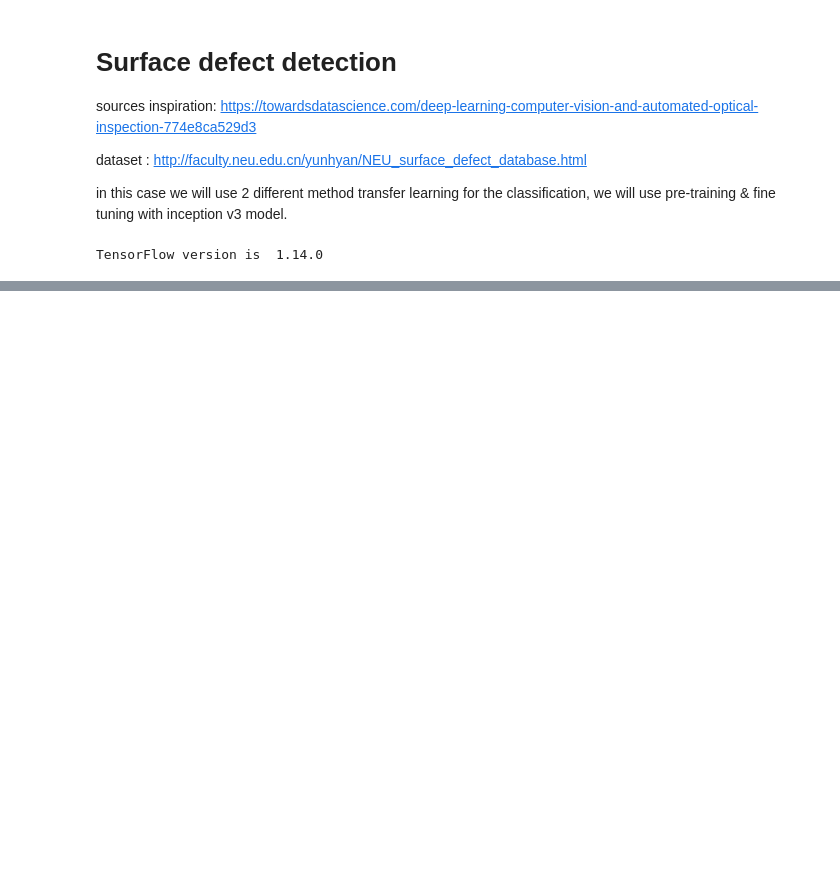
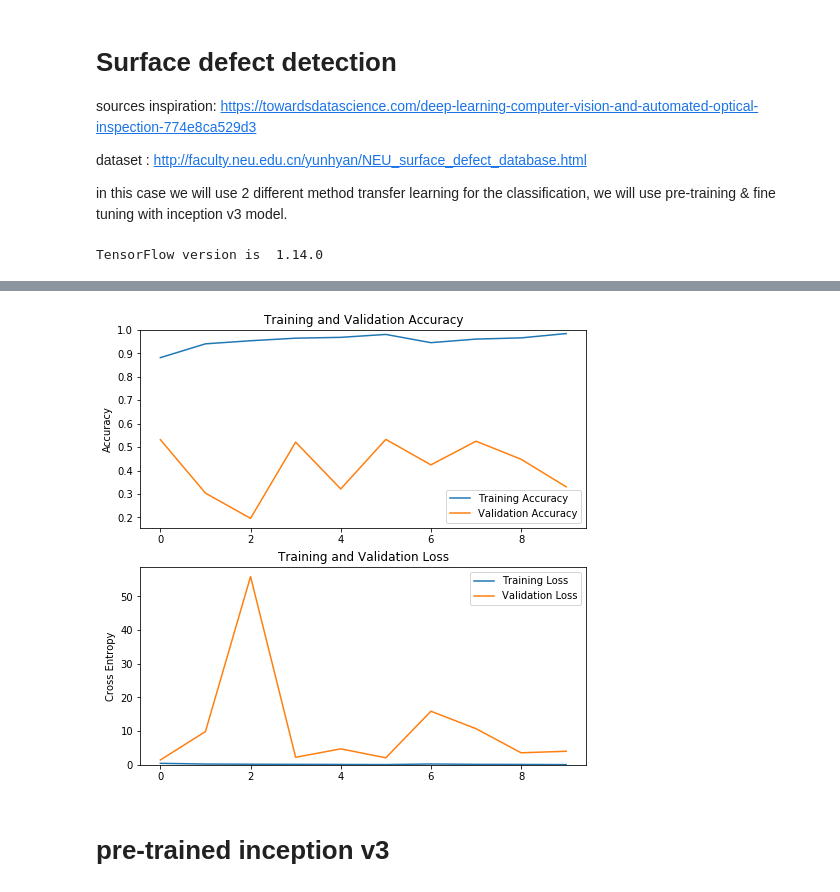
Before and after one commit to wildanputra/deeplearningtutorial, a Jupyter notebook: surface_defect_detection.ipynb, the cells around one changed output, grey strips where cells are left out. Cells and saved outputs as stored; diff of their text form; code cells hidden in the pictures; blank space fills up the shorter version.

```diff
--- a/surface_defect_detection.ipynb
+++ b/surface_defect_detection.ipynb
@@ -26,0 +229,10 @@ TensorFlow version is  1.14.0
+# %%
+model_fine = tf.keras.Sequential([
+  base_model,
+  keras.layers.GlobalAveragePooling2D(),
+  keras.layers.Dense(9, activation='softmax')
+  ])
+# %%
+model_fine.compile(optimizer = tf.keras.optimizers.Adam(lr=0.001),
+              loss='categorical_crossentropy',
+              metrics=['accuracy'])
@@ -26,0 +260,11 @@ TensorFlow version is  1.14.0
+# %%
+epochs = 10
+steps_per_epoch = train_generator.n // batch_size
+validation_steps = validation_generator.n // batch_size
+
+history_fine = model_fine.fit_generator(train_generator,
+                                   steps_per_epoch = steps_per_epoch,
+                                   epochs=epochs,
+                                   workers=4,
+                                   validation_data=validation_generator,
+                                   validation_steps=validation_steps)
@@ -26,0 +297,28 @@ TensorFlow version is  1.14.0
+# %%
+acc = history_fine.history['acc']
+val_acc = history_fine.history['val_acc']
+
+loss = history_fine.history['loss']
+val_loss = history_fine.history['val_loss']
+
+plt.figure(figsize=(8, 8))
+plt.subplot(2, 1, 1)
+plt.plot(acc, label='Training Accuracy')
+plt.plot(val_acc, label='Validation Accuracy')
+plt.legend(loc='lower right')
+plt.ylabel('Accuracy')
+plt.ylim([min(plt.ylim()),1])
+plt.title('Training and Validation Accuracy')
+
+plt.subplot(2, 1, 2)
+plt.plot(loss, label='Training Loss')
+plt.plot(val_loss, label='Validation Loss')
+plt.legend(loc='upper right')
+plt.ylabel('Cross Entropy')
+plt.ylim([0,max(plt.ylim())])
+plt.title('Training and Validation Loss')
+plt.show()
+# %% [output]
+[figure, added]
+# %% [markdown]
+# pre-trained inception v3
```
Also changed, not shown: parts of 29 cells of this notebook.
